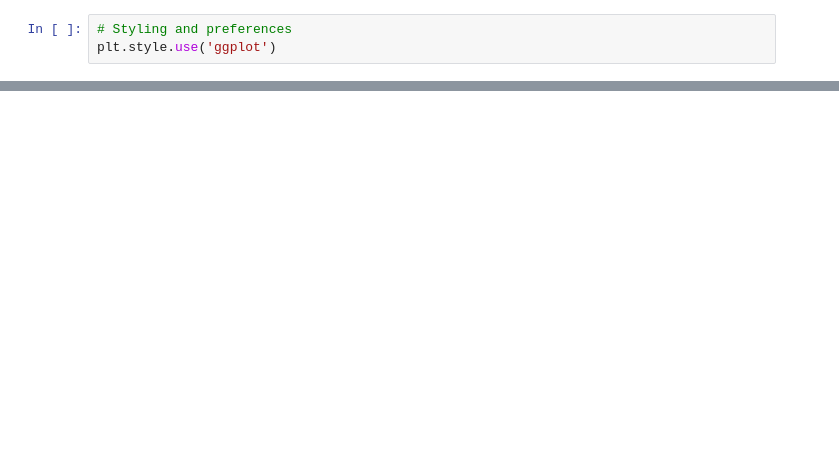
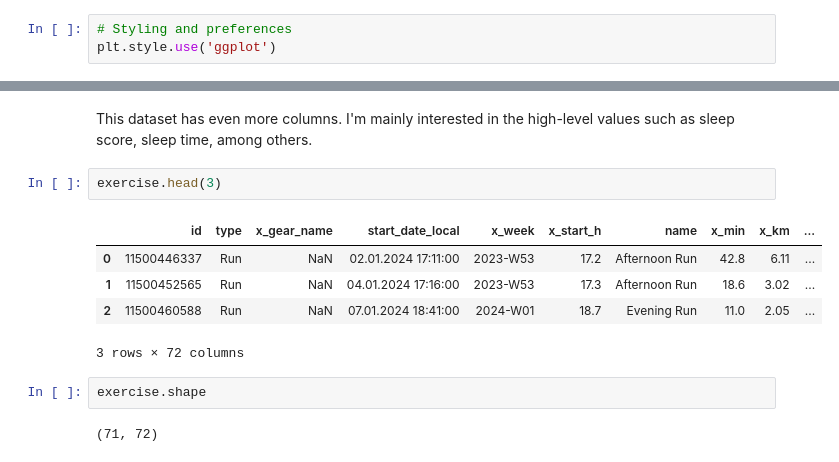
Before and after one commit to eltgnd/habits, a Jupyter notebook: Untitled.ipynb, the cells around one changed output, grey strips where cells are left out. Drawn from its saved outputs; the diff is of its cells as text; blank space fills up the shorter version.

Commit message:
finished cleaning individual datasets

```diff
--- a/Untitled.ipynb
+++ b/Untitled.ipynb
@@ -38,0 +151,14 @@ exercise = pd.read_csv('data/exercise.csv')
+# %% [markdown]
+This dataset has even more columns. I'm mainly interested in the high-level values such as sleep score, sleep time, among others.
+# %%
+exercise.head(3)
+# %% [output]
+|  | id | type | x_gear_name | start_date_local | x_week | x_start_h | name | x_min | x_km | ... |
+| 0 | 11500446337 | Run | NaN | 02.01.2024 17:11:00 | 2023-W53 | 17.2 | Afternoon Run | 42.8 | 6.11 | ... |
+| 1 | 11500452565 | Run | NaN | 04.01.2024 17:16:00 | 2023-W53 | 17.3 | Afternoon Run | 18.6 | 3.02 | ... |
+| 2 | 11500460588 | Run | NaN | 07.01.2024 18:41:00 | 2024-W01 | 18.7 | Evening Run | 11.0 | 2.05 | ... |
+3 rows × 72 columns
+# %%
+exercise.shape
+# %% [output]
+(71, 72)
```
Also changed, not shown: parts of 95 cells of this notebook, 1 other file.
